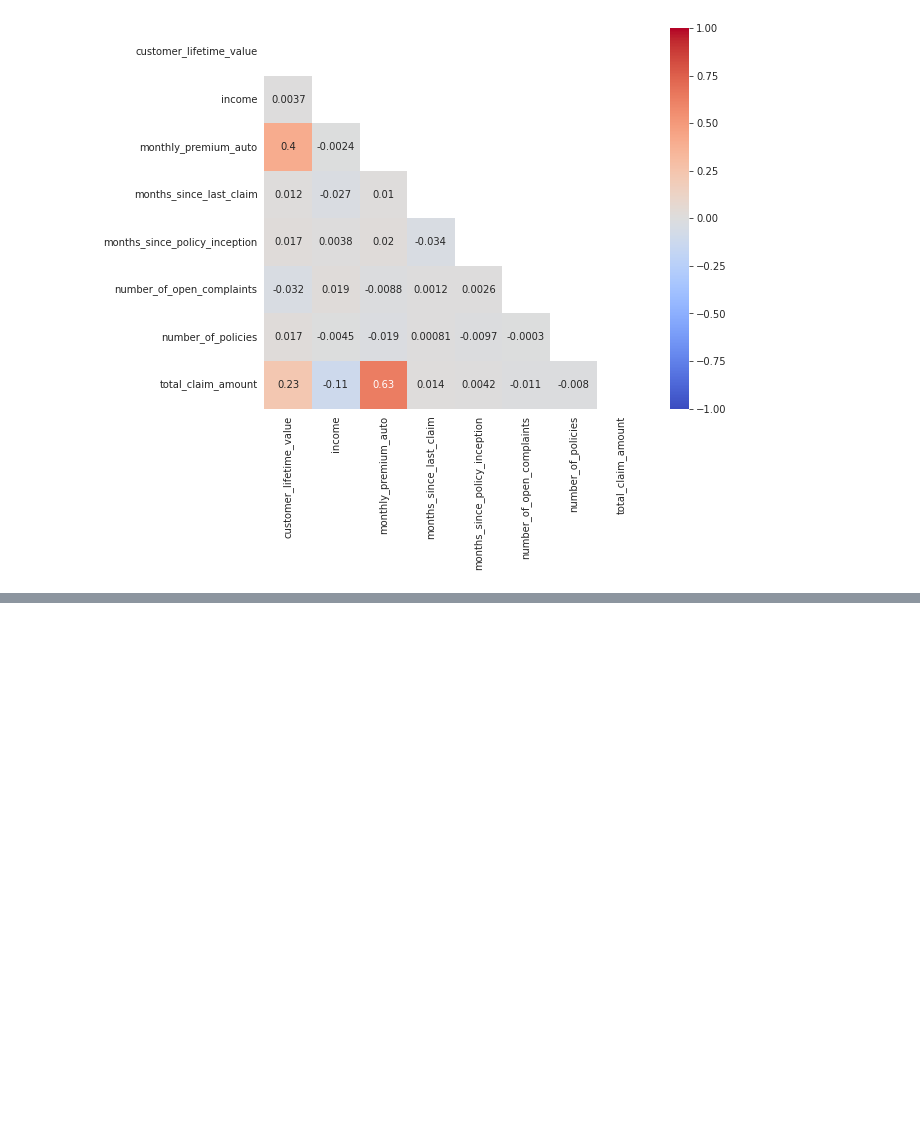
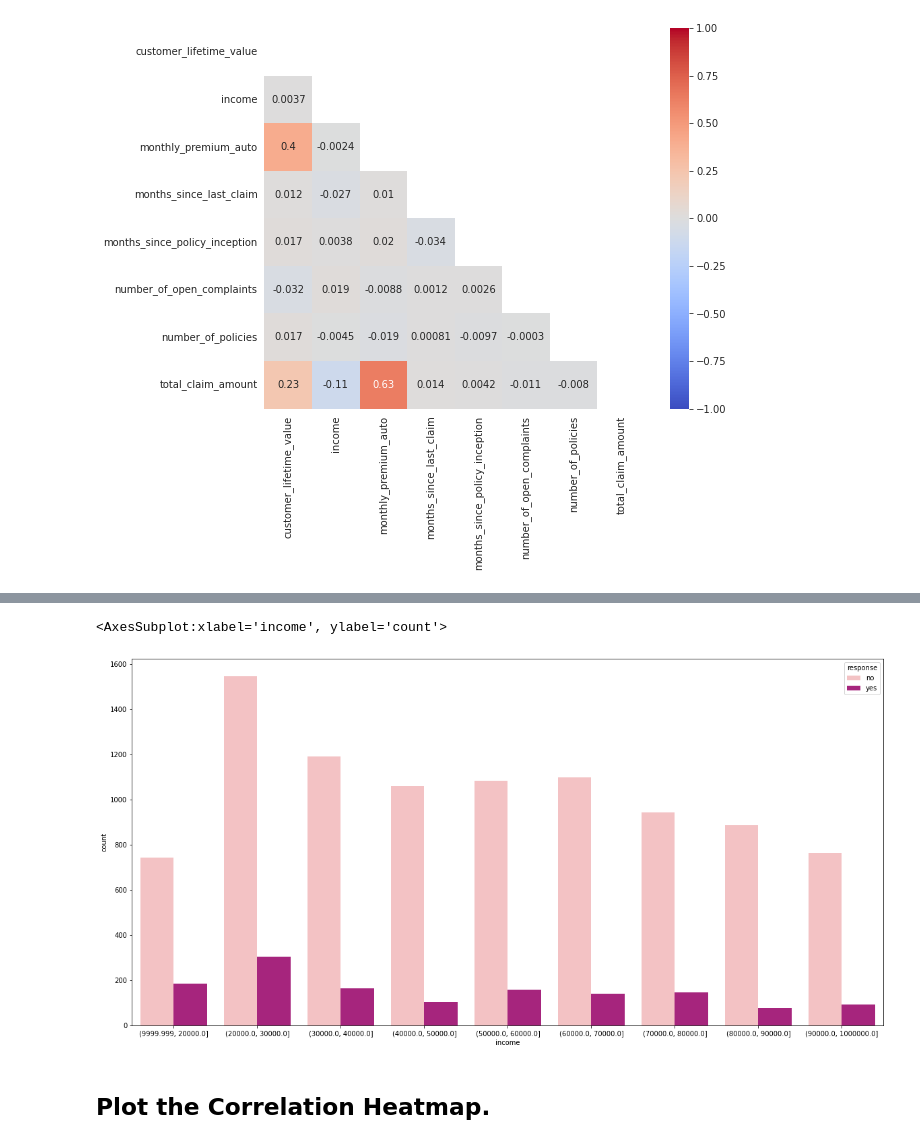
Before and after one commit to Iryna-Nesterenko/EDA_project, a Jupyter notebook: EDA.ipynb, the cells around one changed output, grey strips where cells are left out. Cells and saved outputs as stored; diff of their text form; code cells hidden in the pictures; blank space fills up the shorter version.

```diff
--- a/EDA.ipynb
+++ b/EDA.ipynb
@@ -148,0 +264,4 @@ with sns.axes_style("white"):
+# %%
+new_df = pd.DataFrame(df["response"])
+# %%
+new_df["income"] = df["income"]
@@ -148,0 +284,4 @@ with sns.axes_style("white"):
+# %%
+income_grouped = pd.cut(new_df["income"], bins=[10000, 20000, 30000, 40000, 50000, 60000,70000,80000,90000,1000000], include_lowest=True)
+# %%
+income = new_df.groupby(["response",income_grouped])["income"].count().rename("count").reset_index()
@@ -148,0 +308,19 @@ with sns.axes_style("white"):
+# %%
+
+# Start with the usual matplotlib subplots() function
+fig1, ax1 = plt.subplots(figsize=(20, 10))
+
+# set the title using: set_title()
+ax.set_title("Response by the income")
+
+# choose color palette
+sns.set_palette('RdPu')
+
+# uses seaborn barplot(x, y, hue = , palette = ) function
+palette_income = {"yes": "C4", "no": "C1"}
+sns.barplot(x = income["income"], y = income['count'], hue = income['response'], palette= palette_income)
+# %% [output]
+<AxesSubplot:xlabel='income', ylabel='count'>
+[figure, added]
+# %% [markdown]
+## Plot the Correlation Heatmap.
```
Also changed, not shown: parts of 25 cells of this notebook.
